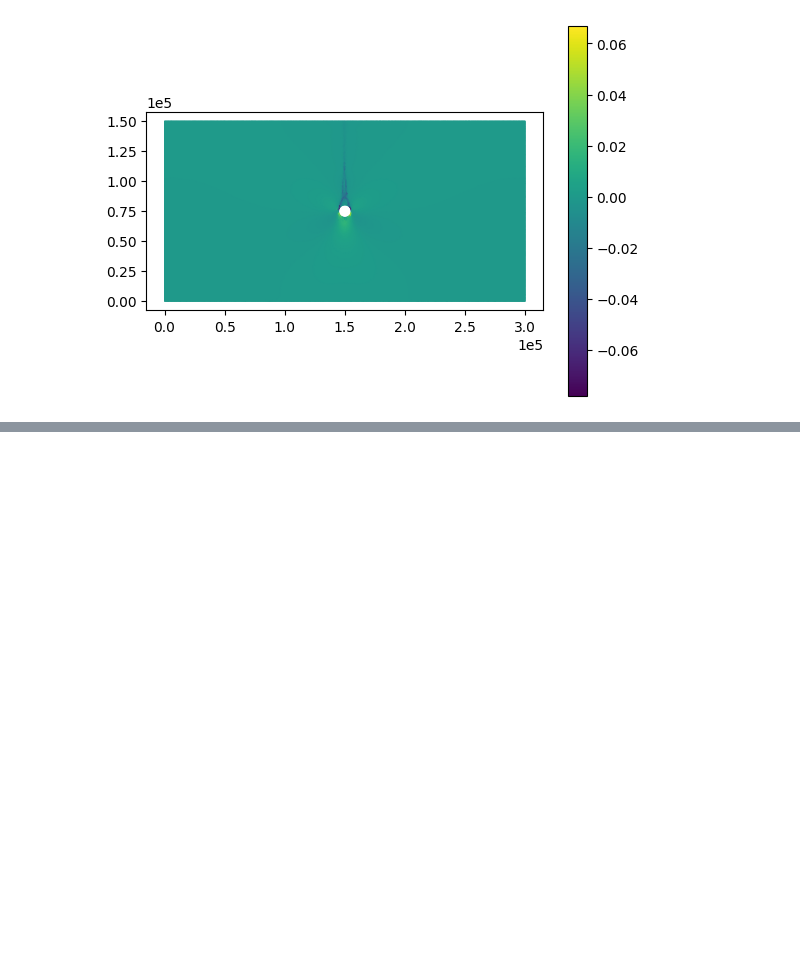
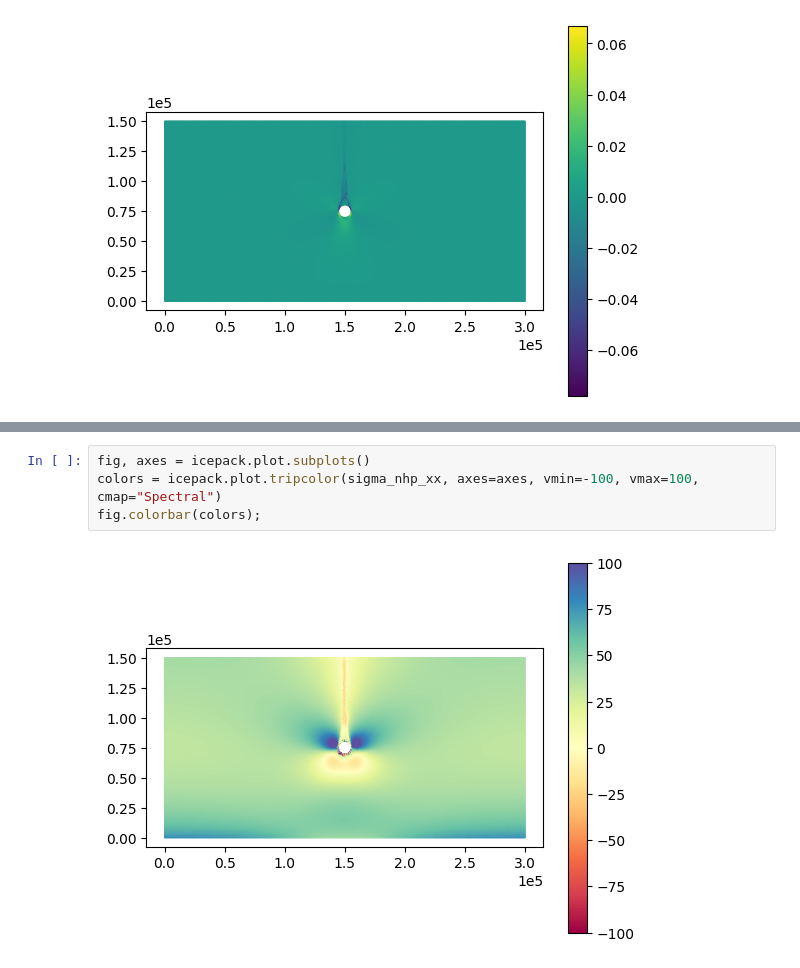
Before and after one commit to henryclara/ButtressingProject, a Jupyter notebook: SSA_Model/IceShelfButtressingSimulations.ipynb, the cells around one changed output, grey strips where cells are left out. Cells and saved outputs as stored; diff of their text form; blank space fills up the shorter version.

```diff
--- a/SSA_Model/IceShelfButtressingSimulations.ipynb
+++ b/SSA_Model/IceShelfButtressingSimulations.ipynb
@@ -246,0 +190,6 @@ fig.colorbar(colors);
+# %%
+fig, axes = icepack.plot.subplots()
+colors = icepack.plot.tripcolor(sigma_nhp_xx, axes=axes, vmin=-100, vmax=100, cmap="Spectral")
+fig.colorbar(colors);
+# %% [output]
+[figure, added]
```
Also changed, not shown: parts of 20 cells of this notebook, 1 other file.
